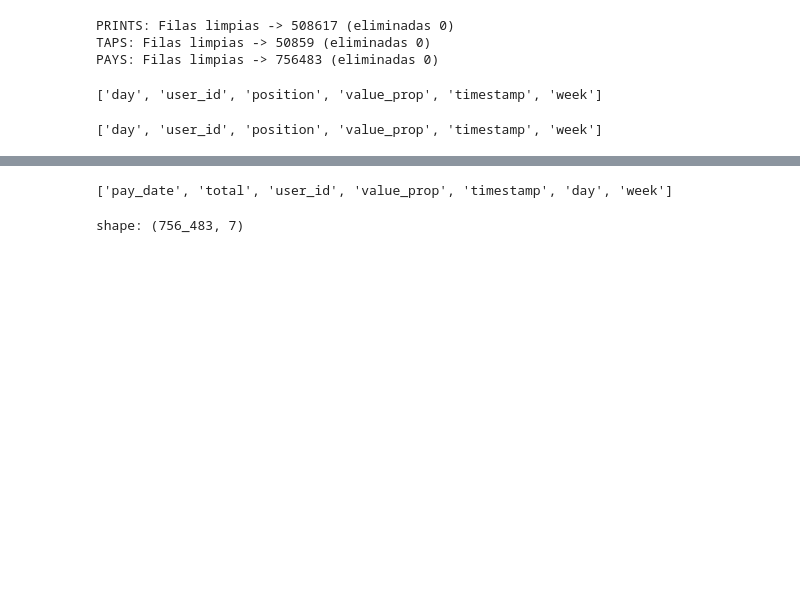
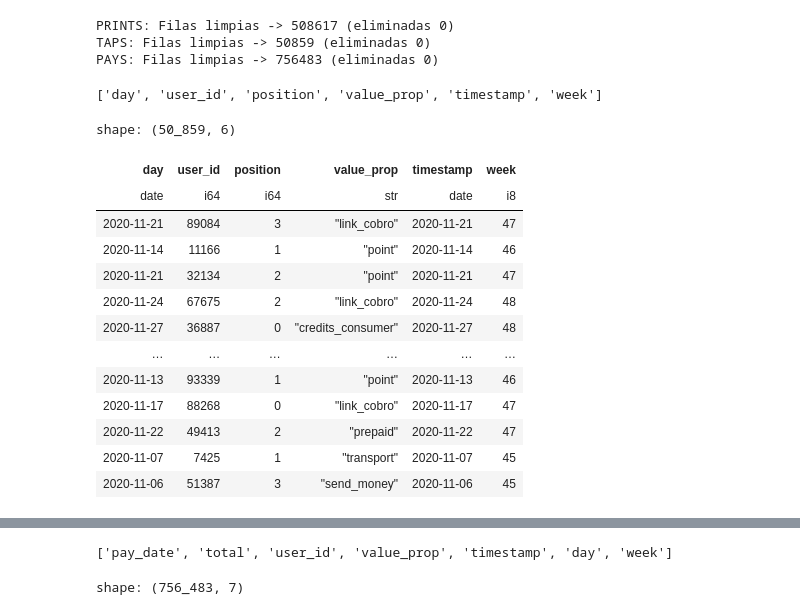
Before and after one commit to felipe97rg/Mercadolibre-data-engineer, a Jupyter notebook: test_notebook.ipynb, the cells around one changed output, grey strips where cells are left out. Cells and saved outputs as stored; diff of their text form; code cells hidden in the pictures; blank space fills up the shorter version.

```diff
--- a/test_notebook.ipynb
+++ b/test_notebook.ipynb
@@ -19,8 +19,21 @@ PAYS: Filas limpias -> 756483 (eliminadas 0)
 taps.columns
 # %% [output]
 ['day', 'user_id', 'position', 'value_prop', 'timestamp', 'week']
-# %%
-prints.columns
-# %% [output]
-['day', 'user_id', 'position', 'value_prop', 'timestamp', 'week']
+# %%
+taps
+# %% [output]
+shape: (50_859, 6)
+| day | user_id | position | value_prop | timestamp | week |
+| date | i64 | i64 | str | date | i8 |
+| 2020-11-21 | 89084 | 3 | "link_cobro" | 2020-11-21 | 47 |
+| 2020-11-14 | 11166 | 1 | "point" | 2020-11-14 | 46 |
+| 2020-11-21 | 32134 | 2 | "point" | 2020-11-21 | 47 |
+| 2020-11-24 | 67675 | 2 | "link_cobro" | 2020-11-24 | 48 |
+| 2020-11-27 | 36887 | 0 | "credits_consumer" | 2020-11-27 | 48 |
+| … | … | … | … | … | … |
+| 2020-11-13 | 93339 | 1 | "point" | 2020-11-13 | 46 |
+| 2020-11-17 | 88268 | 0 | "link_cobro" | 2020-11-17 | 47 |
+| 2020-11-22 | 49413 | 2 | "prepaid" | 2020-11-22 | 47 |
+| 2020-11-07 | 7425 | 1 | "transport" | 2020-11-07 | 45 |
+| 2020-11-06 | 51387 | 3 | "send_money" | 2020-11-06 | 45 |
 # %%
```
Also changed, not shown: parts of 2 cells of this notebook, 9 other files.
